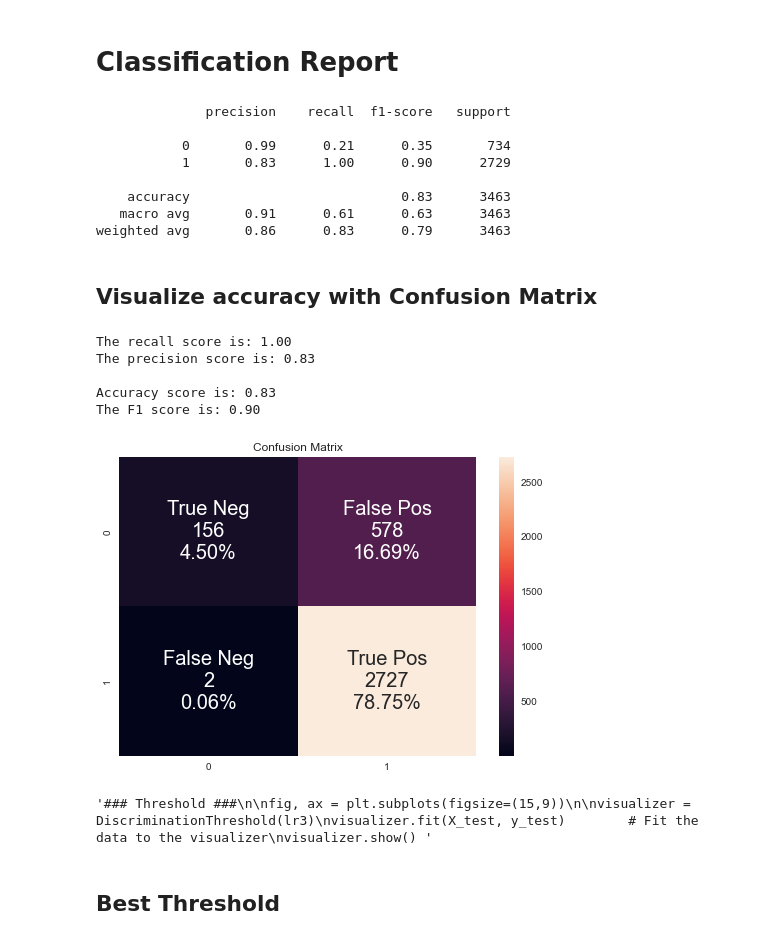
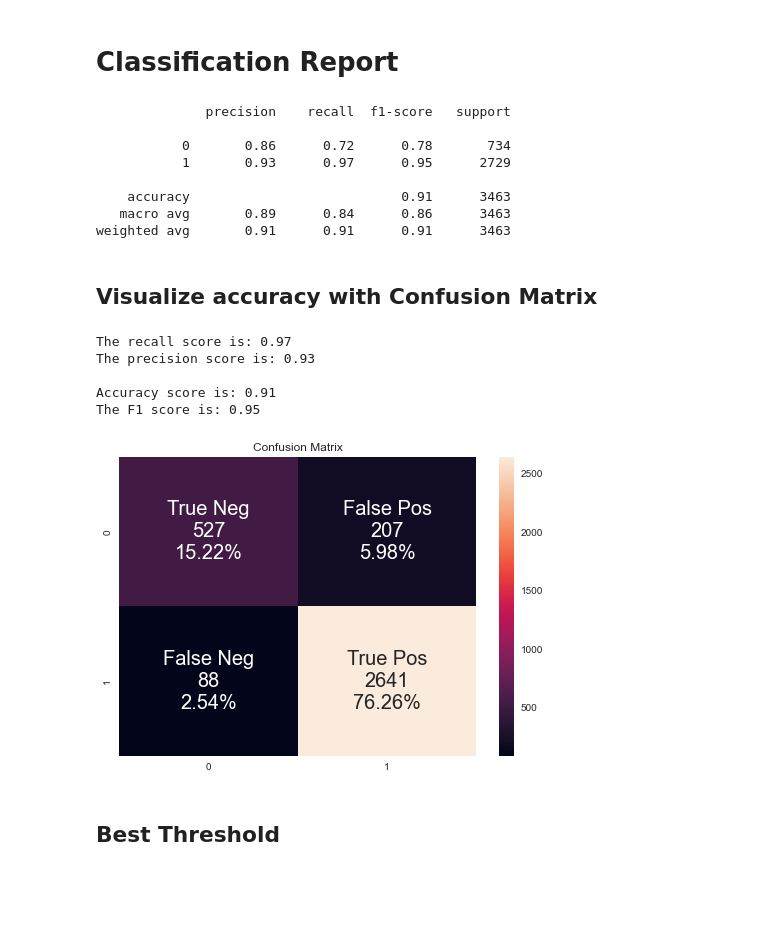
Before and after one commit to KierraDangerfield/Springboard, a Jupyter notebook: Capstone 3 Airline Sentiment Analysis/Notebooks/3 Sentiment Analysis Modeling.ipynb, the cells around one changed output. Drawn from its saved outputs; the diff is of its cells as text; code cells hidden in the pictures; blank space fills up the shorter version.

```diff
--- a/Capstone 3 Airline Sentiment Analysis/Notebooks/3 Sentiment Analysis Modeling.ipynb
+++ b/Capstone 3 Airline Sentiment Analysis/Notebooks/3 Sentiment Analysis Modeling.ipynb
@@ -476,19 +476,19 @@ ngram = (1,2)
 cv = CountVectorizer(ngram_range=ngram)
 X = cv.fit_transform(tweets['text'])
 y = tweets['airline_sentiment']
-X_train, X_test, y_train, y_test = train_test_split(X, y, test_size=.30, random_state=0)
+X_train2, X_test2, y_train2, y_test2 = train_test_split(X, y, test_size=.30, random_state=0)
 
-lr2 = LogisticRegression(max_iter=1000, C=1).fit(X_train, y_train)
+lr2 = LogisticRegression(max_iter=1000, C=1).fit(X_train2, y_train2)
 
 ### Print accuracy ###
-print("Logistic Regression Accuracy: %0.2f%%" % (100 * lr2.score(X_test, y_test)))
-y_pred =lr2.predict(X_test)
-training_accuracy = lr2.score(X_train, y_train)
-test_accuracy = lr2.score(X_test, y_test)
+print("Logistic Regression Accuracy: %0.2f%%" % (100 * lr2.score(X_test2, y_test2)))
+y_pred =lr2.predict(X_test2)
+training_accuracy = lr2.score(X_train2, y_train2)
+test_accuracy = lr2.score(X_test2, y_test2)
 
 print("Accuracy on training data: %0.2f" % (training_accuracy))
 print("Accuracy on test data:     %0.2f" % (test_accuracy))
-print(roc_auc_score( y_test, lr2.predict_proba(X_test)[:,1]))
+print(roc_auc_score( y_test2, lr2.predict_proba(X_test2)[:,1]))
 # %% [output]
 Logistic Regression Accuracy: 91.60%
 Accuracy on training data: 1.00
@@ -501,19 +501,19 @@ ngram = (1,2)
 td = TfidfVectorizer(ngram_range=ngram)
 X = td.fit_transform(tweets['text'])
 y = tweets['airline_sentiment']
-X_train, X_test, y_train, y_test = train_test_split(X, y, test_size=.30, random_state=0)
+X_train3, X_test3, y_train3, y_test3 = train_test_split(X, y, test_size=.30, random_state=0)
 
-lr3 = LogisticRegression(max_iter=1000, C=1).fit(X_train, y_train)
+lr3 = LogisticRegression(max_iter=1000, C=1).fit(X_train3, y_train3)
 
 ### Print accuracy ###
-print("Logistic Regression Accuracy: %0.2f%%" % (100 * lr3.score(X_test, y_test)))
-y_pred =lr3.predict(X_test)
-training_accuracy = lr3.score(X_train, y_train)
-test_accuracy = lr3.score(X_test, y_test)
+print("Logistic Regression Accuracy: %0.2f%%" % (100 * lr3.score(X_test3, y_test3)))
+y_pred =lr3.predict(X_test3)
+training_accuracy = lr3.score(X_train3, y_train3)
+test_accuracy = lr3.score(X_test3, y_test3)
 
 print("Accuracy on training data: %0.2f" % (training_accuracy))
 print("Accuracy on test data:     %0.2f" % (test_accuracy))
-print(roc_auc_score(y_test, lr3.predict_proba(X_test)[:,1]))
+print(roc_auc_score(y_test3, lr3.predict_proba(X_test3)[:,1]))
 # %% [output]
 Logistic Regression Accuracy: 87.09%
 Accuracy on training data: 0.91
@@ -570,60 +570,50 @@ Below is a visualization of precision, recall, f1 score, and queue rate with res
 # %%
 ### Classification Report of current threshold ###
 
-y_pred = lr2.predict(X_test)
+y_pred = lr.predict(X_test)
 class_report = classification_report(y_test,y_pred)
 
 print(class_report)
 # %% [output]
               precision    recall  f1-score   support
 
-           0       0.99      0.21      0.35       734
-           1       0.83      1.00      0.90      2729
+           0       0.86      0.72      0.78       734
+           1       0.93      0.97      0.95      2729
 
-    accuracy                           0.83      3463
-   macro avg       0.91      0.61      0.63      3463
-weighted avg       0.86      0.83      0.79      3463
+    accuracy                           0.91      3463
+   macro avg       0.89      0.84      0.86      3463
+weighted avg       0.91      0.91      0.91      3463
 # %% [markdown]
 ## Visualize accuracy with Confusion Matrix <a class="anchor" id="cm"></a>
 # %%
 ### Get Confusion Matrix ###
-y_pred = lr2.predict(X_test)
+y_pred = lr.predict(X_test)
 cm = confusion_matrix(y_test, y_pred)
 
 ### Visualize Confusion Matrix ###
 groupNames = ["True Neg", "False Pos", "False Neg", "True Pos"]
 groupCount = ["{0:0.0f}".format(value) for value in
                 cm.flatten()]
 groupPercent = ["{0:.2%}".format(value) for value in
                      cm.flatten()/np.sum(cm)]
 labels = [f"{v1}\n{v2}\n{v3}" for v1, v2, v3 in
           zip(groupNames,groupCount,groupPercent)]
 labels = np.asarray(labels).reshape(2,2)
 
 sns.heatmap(cm, annot=labels, fmt='', cmap='rocket', annot_kws={"fontsize":20})
 plt.title("Confusion Matrix")
 
 print("The recall score is: %.2f" % recall_score( y_test, y_pred))
 print("The precision score is: %.2f" % precision_score( y_test, y_pred),"\n")
 print("Accuracy score is: %.2f" % accuracy_score( y_test, y_pred))
 print("The F1 score is: %.2f" % f1_score( y_test, y_pred))
 # %% [output]
-The recall score is: 1.00
-The precision score is: 0.83
+The recall score is: 0.97
+The precision score is: 0.93
 
-Accuracy score is: 0.83
-The F1 score is: 0.90
+Accuracy score is: 0.91
+The F1 score is: 0.95
-[figure, old version]
+[figure, new version]
-# %%
-"""### Threshold ###
-
-fig, ax = plt.subplots(figsize=(15,9))
-
-visualizer = DiscriminationThreshold(lr3)
-visualizer.fit(X_test, y_test)        # Fit the data to the visualizer
-visualizer.show() """
-# %% [output]
-'### Threshold ###\n\nfig, ax = plt.subplots(figsize=(15,9))\n\nvisualizer = DiscriminationThreshold(lr3)\nvisualizer.fit(X_test, y_test)        # Fit the data to the visualizer\nvisualizer.show() '
 # %% [markdown]
 ## Best Threshold
 # %%
```
Also changed, not shown: parts of 16 cells of this notebook, 1 other file.
